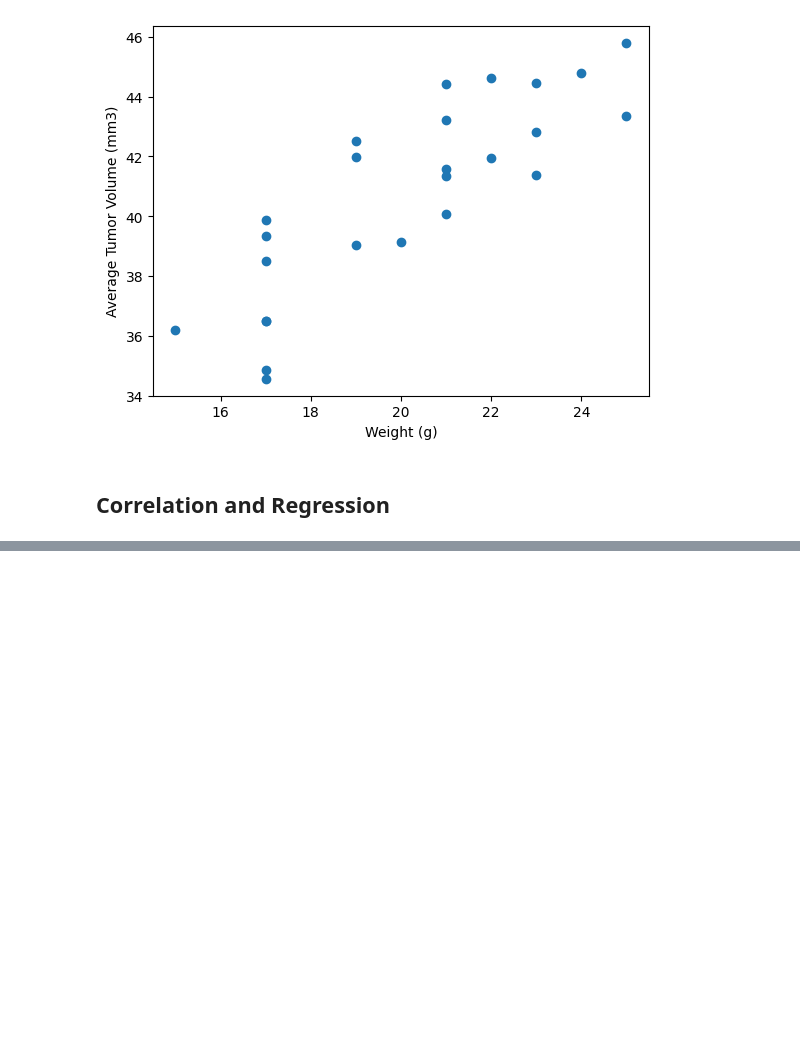
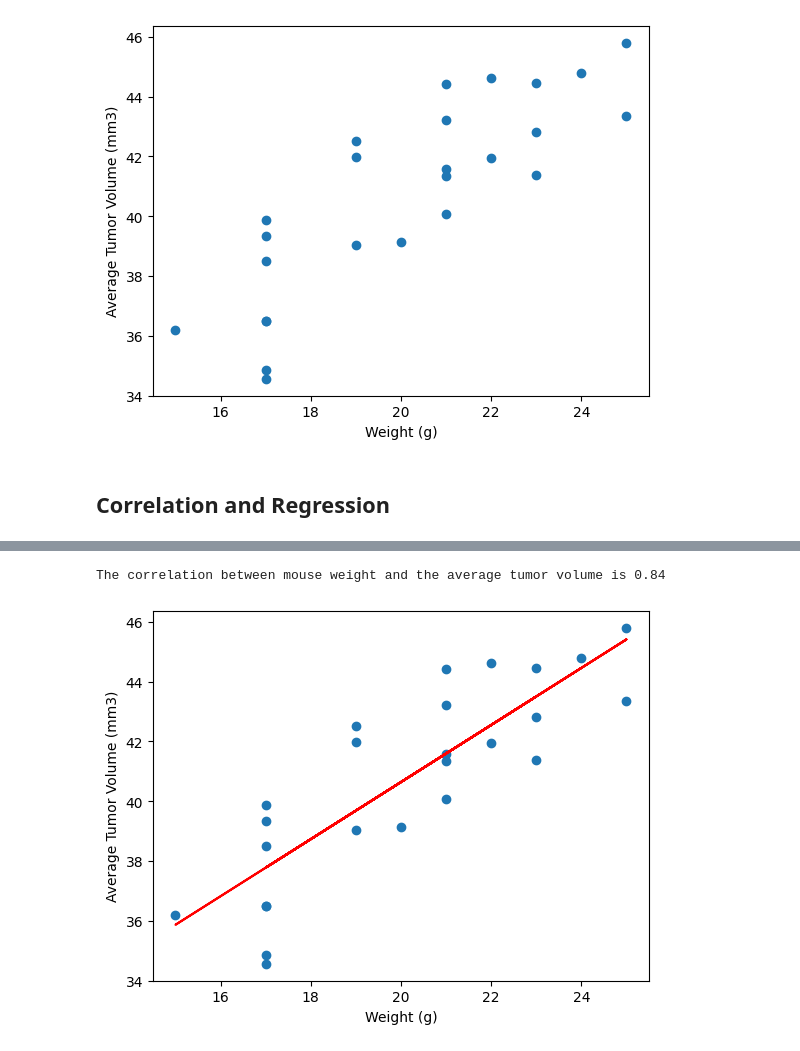
Before and after one commit to mdg1317/matplotlib-challenge, a Jupyter notebook: pymaceuticals_starter.ipynb, the cells around one changed output, grey strips where cells are left out. Drawn from its saved outputs; the diff is of its cells as text; code cells hidden in the pictures; blank space fills up the shorter version.

Commit message:
Finished "Correlation and Regression"

```diff
--- a/pymaceuticals_starter.ipynb
+++ b/pymaceuticals_starter.ipynb
@@ -226,0 +222,17 @@ The correlation between mouse weight and the average tumor volume is 0.84
+# %%
+# Calculate the correlation coefficient and a linear regression model
+# for mouse weight and average observed tumor volume for the entire Capomulin regimen
+corr_coeff = round(st.pearsonr(x_axis, y_axis).correlation, 2)
+print(f"The correlation between mouse weight and the average tumor volume is {corr_coeff}")
+
+d_slope, d_intercept, d_rvalue, d_pvalue, d_stderr = st.linregress(
+    x_axis, y_axis)
+d_fit = [d_slope * x + d_intercept for x in x_axis]
+plt.scatter(x_axis ,y_axis)
+plt.plot(x_axis, d_fit, "-", color="red")
+plt.xlabel("Weight (g)");
+plt.ylabel("Average Tumor Volume (mm3)");
+plt.show()
+# %% [output]
+The correlation between mouse weight and the average tumor volume is 0.84
+[figure, added]
```
Also changed, not shown: parts of 2 cells of this notebook.
